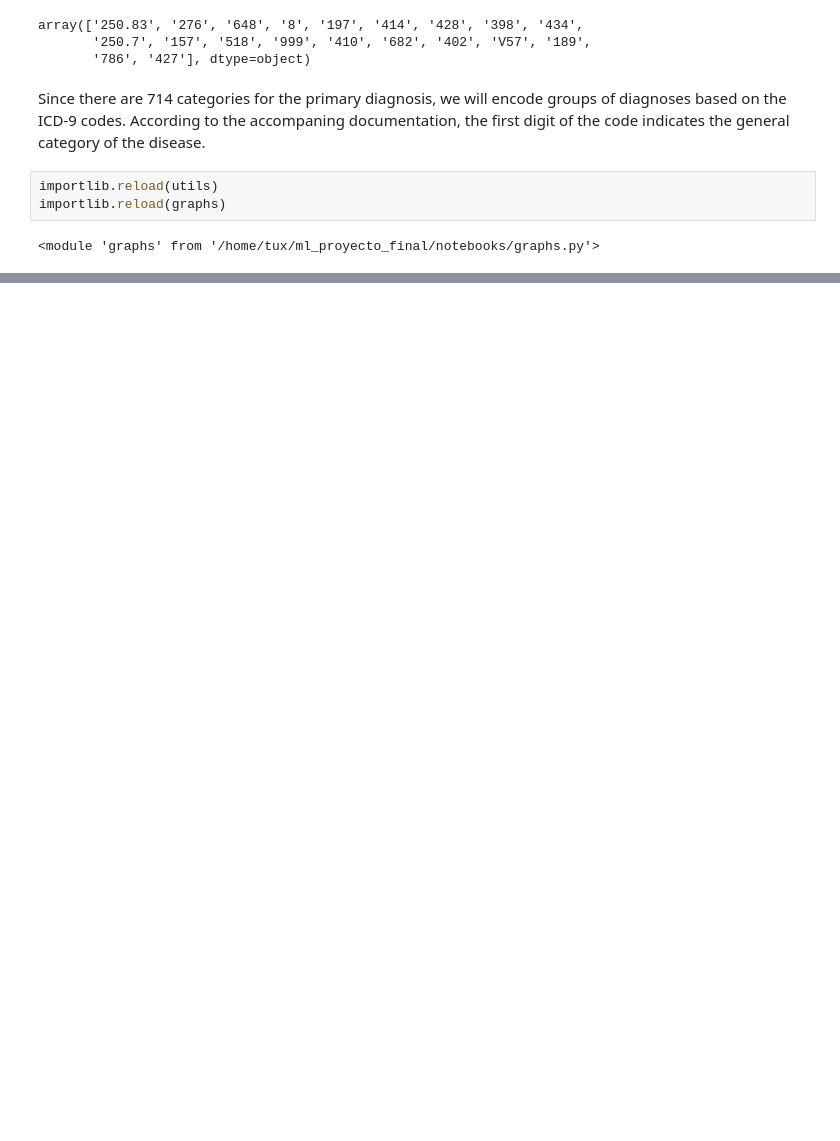
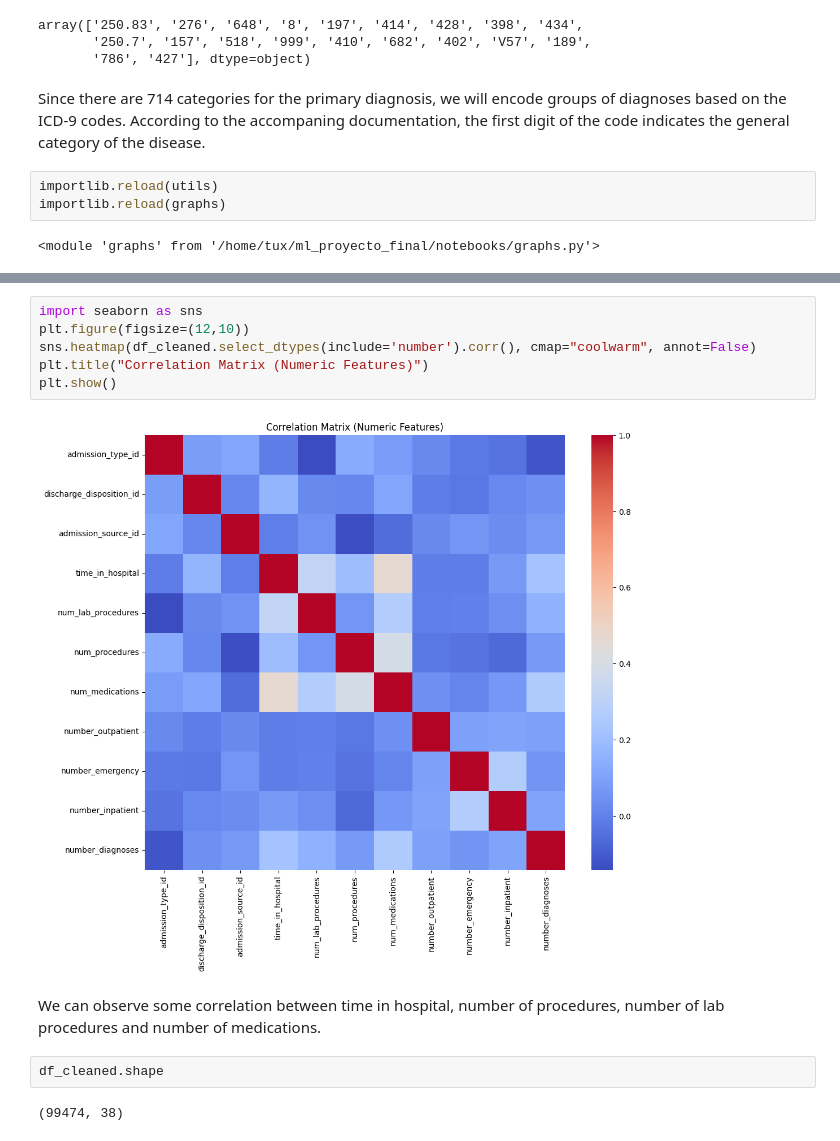
Before and after one commit to jariel17/ml_models, a Jupyter notebook: notebooks/unsupervised_learning/diabetes_patients_clustering/eda.ipynb, the cells around one changed output, grey strips where cells are left out. Cells and saved outputs as stored; diff of their text form; blank space fills up the shorter version.

```diff
--- a/notebooks/unsupervised_learning/diabetes_patients_clustering/eda.ipynb
+++ b/notebooks/unsupervised_learning/diabetes_patients_clustering/eda.ipynb
@@ -231,0 +375,14 @@ df_cleaned.to_csv(processed_path, index=False)
+# %%
+import seaborn as sns
+plt.figure(figsize=(12,10))
+sns.heatmap(df_cleaned.select_dtypes(include='number').corr(), cmap="coolwarm", annot=False)
+plt.title("Correlation Matrix (Numeric Features)")
+plt.show()
+# %% [output]
+[figure, added]
+# %% [markdown]
+We can observe some correlation between time in hospital, number of procedures, number of lab procedures and number of medications.
+# %%
+df_cleaned.shape
+# %% [output]
+(99474, 38)
```
Also changed, not shown: parts of 25 cells of this notebook.
